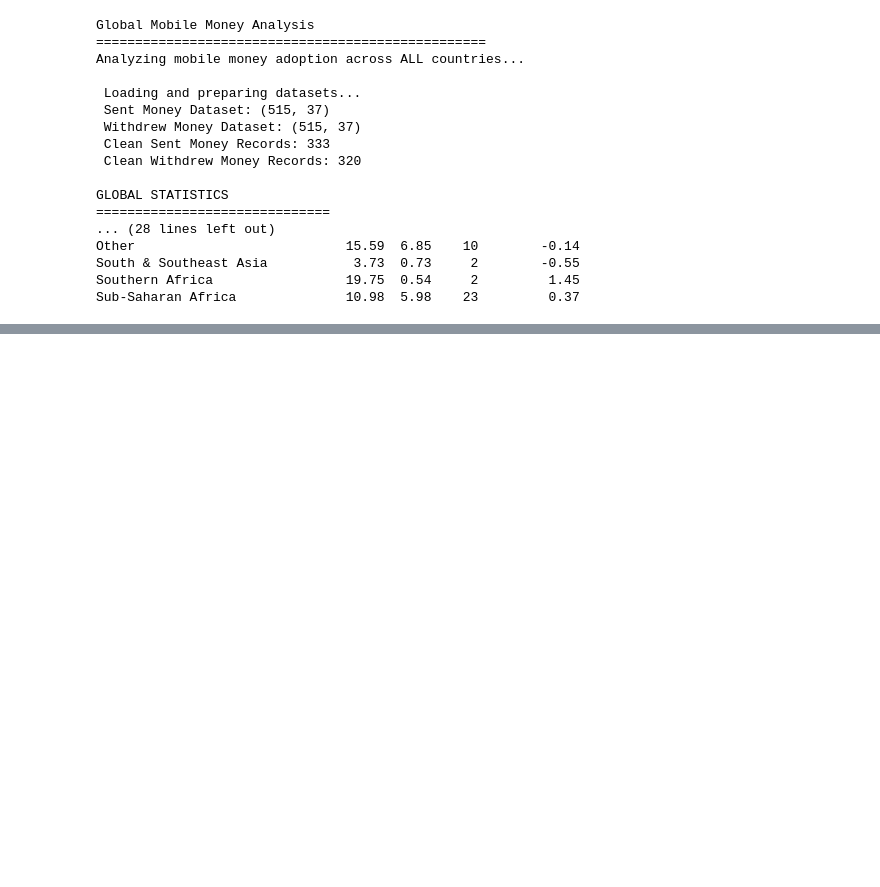
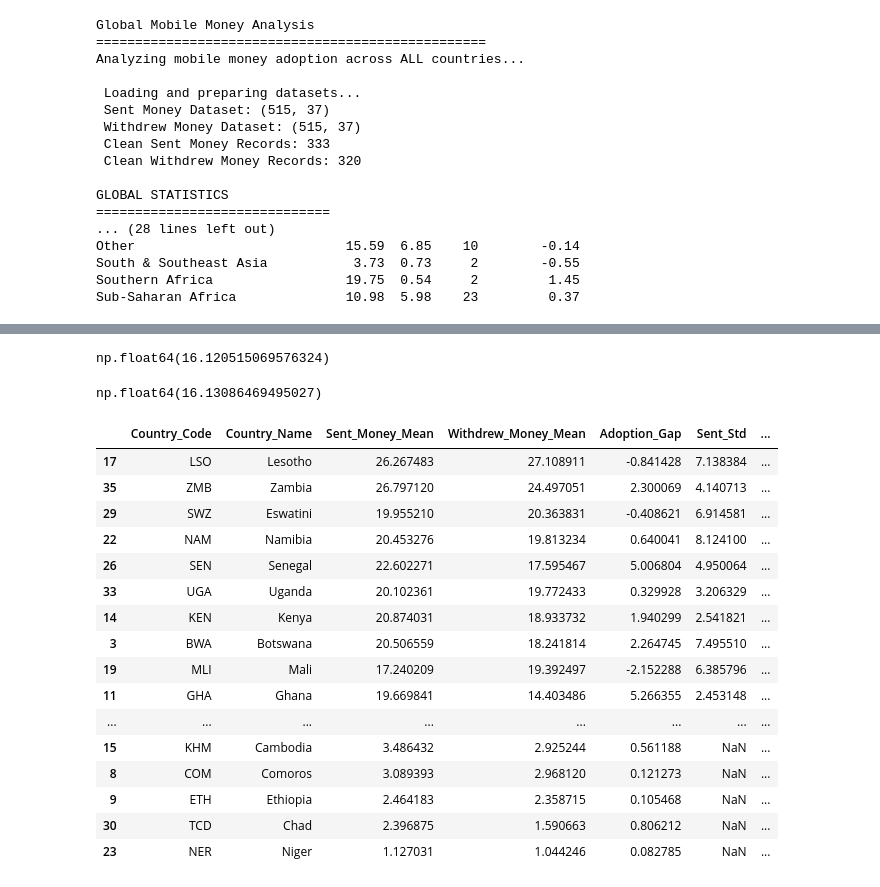
Before and after one commit to altechemist/NDTA631, a Jupyter notebook: notebooks/01_data_preparation.ipynb, the cells around one changed output, grey strips where cells are left out. Drawn from its saved outputs; the diff is of its cells as text; code cells hidden in the pictures; blank space fills up the shorter version.

```diff
--- a/notebooks/01_data_preparation.ipynb
+++ b/notebooks/01_data_preparation.ipynb
@@ -125,0 +241,28 @@ Sub-Saharan Africa              10.98  5.98    23         0.37
+# %%
+global_sent_avg
+# %% [output]
+np.float64(16.120515069576324)
+# %%
+global_withdrew_avg
+# %% [output]
+np.float64(16.13086469495027)
+# %%
+country_df
+# %% [output]
+|  | Country_Code | Country_Name | Sent_Money_Mean | Withdrew_Money_Mean | Adoption_Gap | Sent_Std | ... |
+| 17 | LSO | Lesotho | 26.267483 | 27.108911 | -0.841428 | 7.138384 | ... |
+| 35 | ZMB | Zambia | 26.797120 | 24.497051 | 2.300069 | 4.140713 | ... |
+| 29 | SWZ | Eswatini | 19.955210 | 20.363831 | -0.408621 | 6.914581 | ... |
+| 22 | NAM | Namibia | 20.453276 | 19.813234 | 0.640041 | 8.124100 | ... |
+| 26 | SEN | Senegal | 22.602271 | 17.595467 | 5.006804 | 4.950064 | ... |
+| 33 | UGA | Uganda | 20.102361 | 19.772433 | 0.329928 | 3.206329 | ... |
+| 14 | KEN | Kenya | 20.874031 | 18.933732 | 1.940299 | 2.541821 | ... |
+| 3 | BWA | Botswana | 20.506559 | 18.241814 | 2.264745 | 7.495510 | ... |
+| 19 | MLI | Mali | 17.240209 | 19.392497 | -2.152288 | 6.385796 | ... |
+| 11 | GHA | Ghana | 19.669841 | 14.403486 | 5.266355 | 2.453148 | ... |
+| ... | ... | ... | ... | ... | ... | ... | ... |
+| 15 | KHM | Cambodia | 3.486432 | 2.925244 | 0.561188 | NaN | ... |
+| 8 | COM | Comoros | 3.089393 | 2.968120 | 0.121273 | NaN | ... |
+| 9 | ETH | Ethiopia | 2.464183 | 2.358715 | 0.105468 | NaN | ... |
+| 30 | TCD | Chad | 2.396875 | 1.590663 | 0.806212 | NaN | ... |
+| 23 | NER | Niger | 1.127031 | 1.044246 | 0.082785 | NaN | ... |
```
Also changed, not shown: parts of 11 cells of this notebook.
